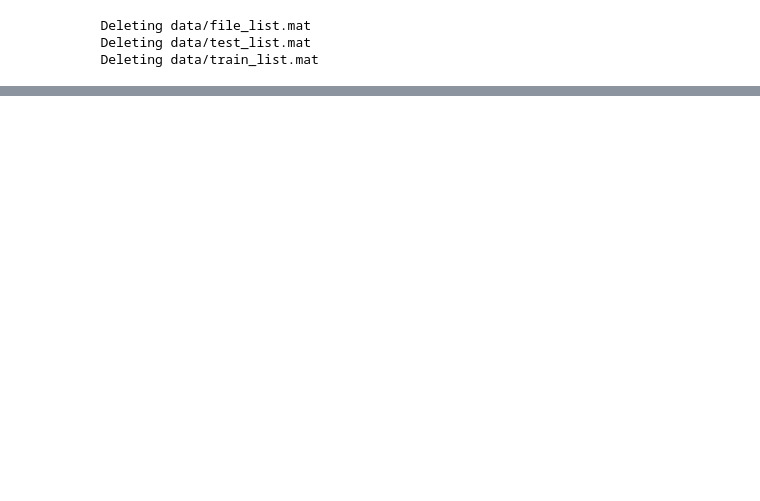
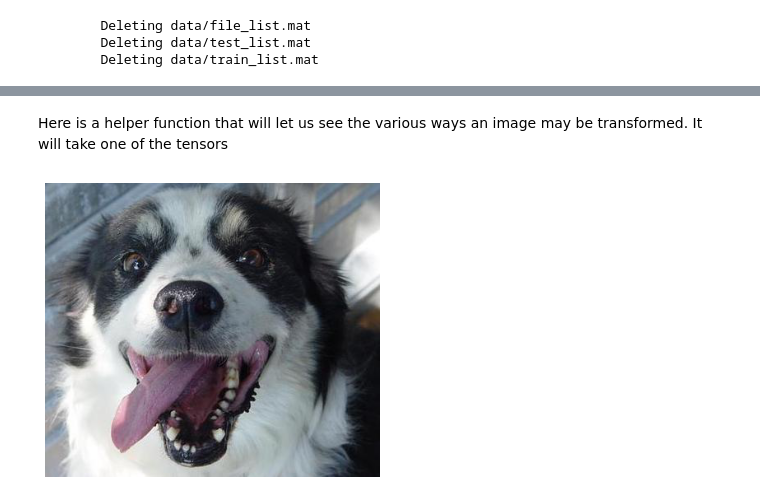
Before and after one commit to ZombieSocrates/ml-udacity-capstone, a Jupyter notebook: 2-CNN_From_Scratch.ipynb, the cells around one changed output, grey strips where cells are left out. Drawn from its saved outputs; the diff is of its cells as text; code cells hidden in the pictures; blank space fills up the shorter version.

Commit message:
Set up data augmentation pipeline and show sample image transformations

```diff
--- a/2-CNN_From_Scratch.ipynb
+++ b/2-CNN_From_Scratch.ipynb
@@ -118,0 +168,2 @@ for mat_type in ["file", "test", "train"]:
+# %% [markdown]
+Here is a helper function that will let us see the various ways an image may be transformed. It will take one of the tensors
@@ -118,0 +188,8 @@ for mat_type in ["file", "test", "train"]:
+# %%
+samp_img = Image.open(data_dir / "train" / "Border_collie" / "n02106166_1637.jpg")
+plt.figure(figsize=(6, 6))
+plt.imshow(samp_img)
+plt.axis('off')
+plt.show()
+# %% [output]
+[figure, added]
```
Also changed, not shown: parts of 11 cells of this notebook.
